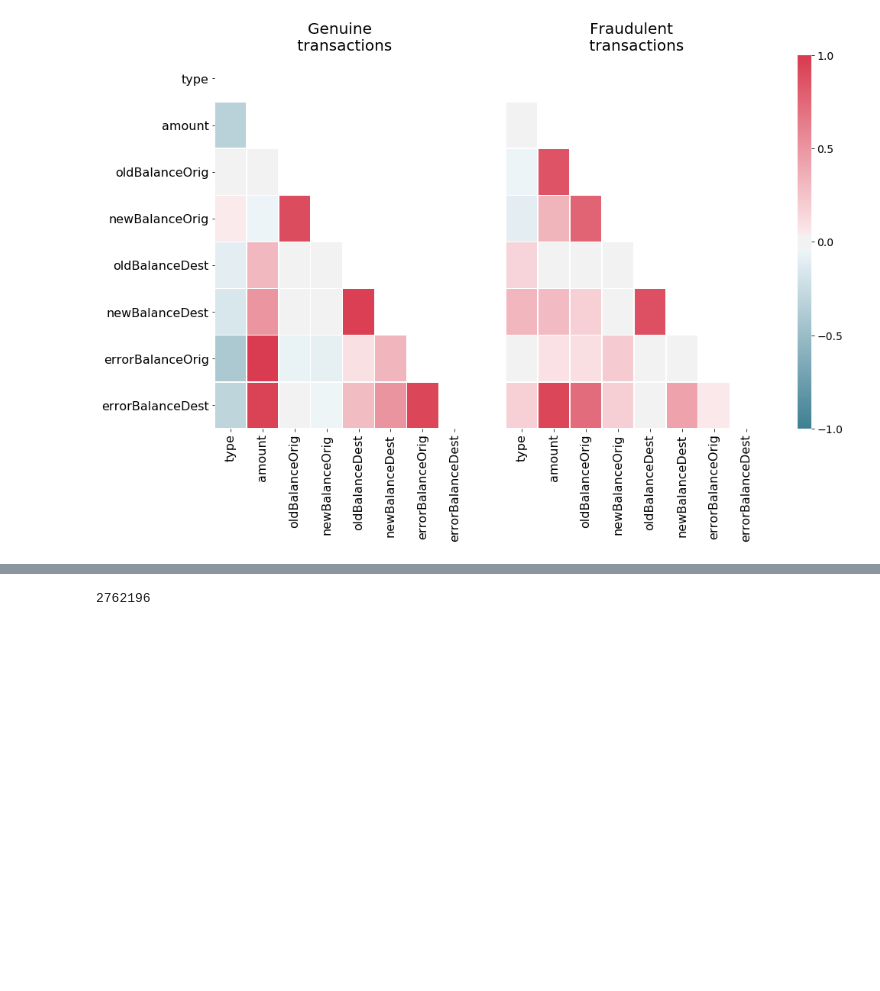
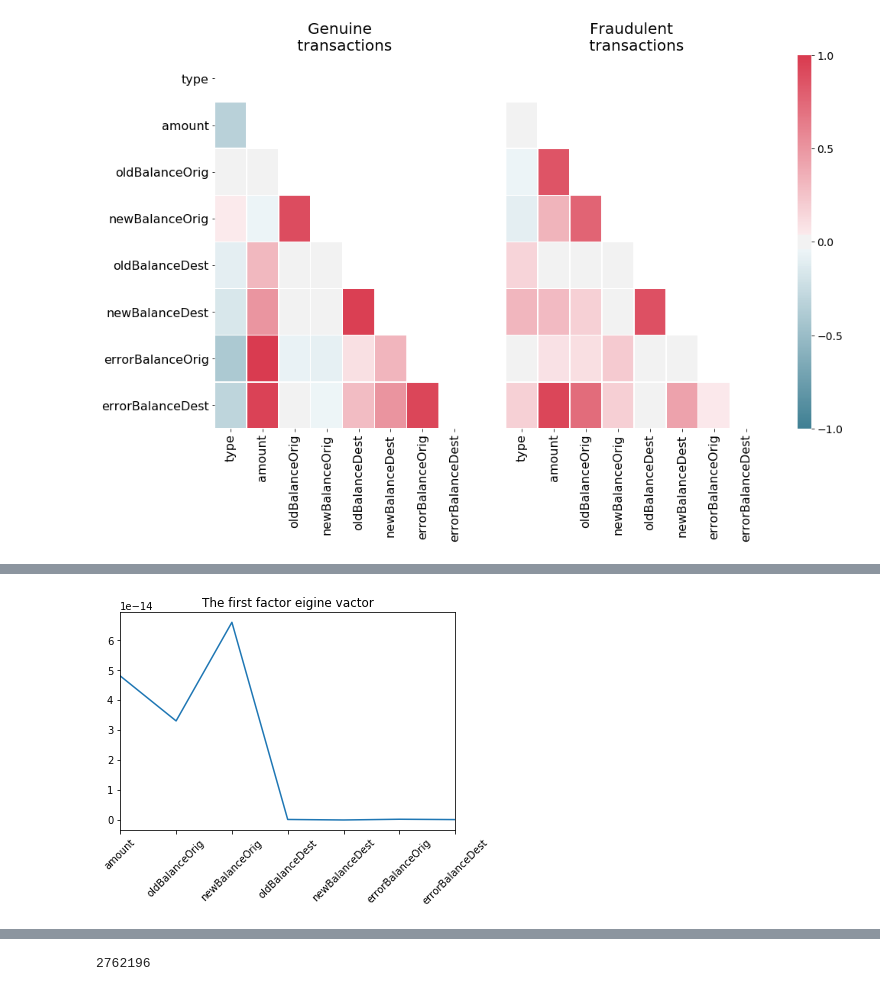
Before and after one commit to gucchi123/desing_studio, a Jupyter notebook: for_the_purpose_of_DS_demo.ipynb, the cells around one changed output, grey strips where cells are left out. Saved outputs shown, nothing was run; the diff lists cells and outputs as text; code cells hidden in the pictures; blank space fills up the shorter version.

```diff
--- a/for_the_purpose_of_DS_demo.ipynb
+++ b/for_the_purpose_of_DS_demo.ipynb
@@ -372,0 +436,4 @@ cbar_ax.set_yticklabels(cbar_ax.get_yticklabels(), size = 14);
+# %%
+X_bar = np.array([row - np.mean(row) for row in X_pca.transpose()]).transpose()
+m = np.dot(X_bar.T, X_bar)/X_pca.shape[0]
+W, r = np.linalg.eig(m)
@@ -372,0 +477,4 @@ cbar_ax.set_yticklabels(cbar_ax.get_yticklabels(), size = 14);
+# %%
+pd.DataFrame(r, columns=X.columns).iloc[0, 2:].plot(rot=45, title="The first factor eigine vactor");
+# %% [output]
+[figure, added]
```
Also changed, not shown: parts of 20 cells of this notebook.
